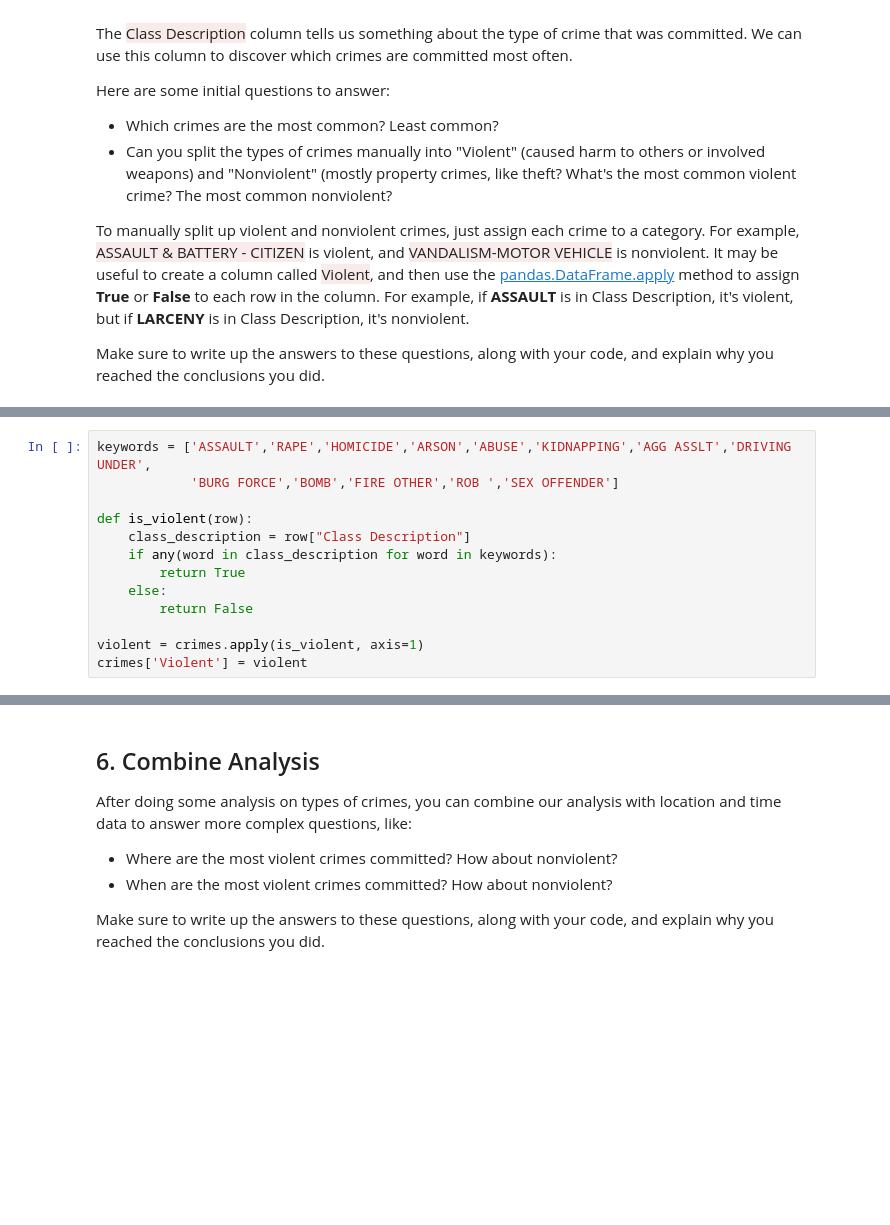
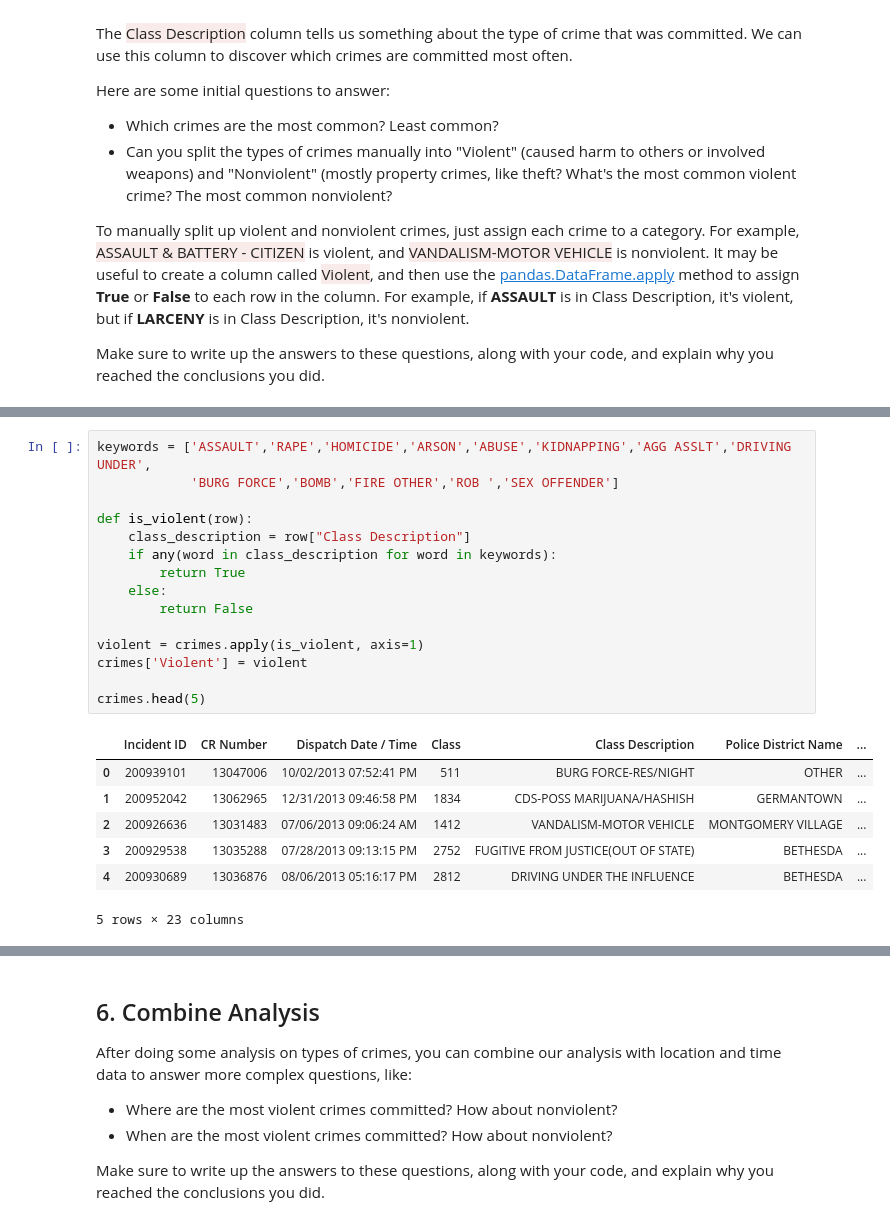
Before and after one commit to adrianabenicio/MontgomeryCrimes, a Jupyter notebook: Project #1 Finding Patterns in Crime.ipynb, the cells around one changed output, grey strips where cells are left out. Saved outputs shown, nothing was run; the diff lists cells and outputs as text; blank space fills up the shorter version.

```diff
--- a/Project #1 Finding Patterns in Crime.ipynb
+++ b/Project #1 Finding Patterns in Crime.ipynb
@@ -174,16 +182,26 @@ group_classes.sort_values(by='Count').head(5) #Five least common (but there are
 # %%
 keywords = ['ASSAULT','RAPE','HOMICIDE','ARSON','ABUSE','KIDNAPPING','AGG ASSLT','DRIVING UNDER',
             'BURG FORCE','BOMB','FIRE OTHER','ROB ','SEX OFFENDER']
 
 def is_violent(row):
     class_description = row["Class Description"]
     if any(word in class_description for word in keywords):
         return True
     else:
         return False
 
 violent = crimes.apply(is_violent, axis=1)
 crimes['Violent'] = violent
+
+crimes.head(5)
+# %% [output]
+|  | Incident ID | CR Number | Dispatch Date / Time | Class | Class Description | Police District Name | ... |
+| 0 | 200939101 | 13047006 | 10/02/2013 07:52:41 PM | 511 | BURG FORCE-RES/NIGHT | OTHER | ... |
+| 1 | 200952042 | 13062965 | 12/31/2013 09:46:58 PM | 1834 | CDS-POSS MARIJUANA/HASHISH | GERMANTOWN | ... |
+| 2 | 200926636 | 13031483 | 07/06/2013 09:06:24 AM | 1412 | VANDALISM-MOTOR VEHICLE | MONTGOMERY VILLAGE | ... |
+| 3 | 200929538 | 13035288 | 07/28/2013 09:13:15 PM | 2752 | FUGITIVE FROM JUSTICE(OUT OF STATE) | BETHESDA | ... |
+| 4 | 200930689 | 13036876 | 08/06/2013 05:16:17 PM | 2812 | DRIVING UNDER THE INFLUENCE | BETHESDA | ... |
+5 rows × 23 columns
 # %%
 violent_classes = crimes.pivot_table(index=['Violent', 'Class Description'], values=['Incident ID'], aggfunc='count')
 violent_classes.rename(columns={'Incident ID':'Count'}, inplace=True)
```
Also changed, not shown: parts of 4 cells of this notebook.
